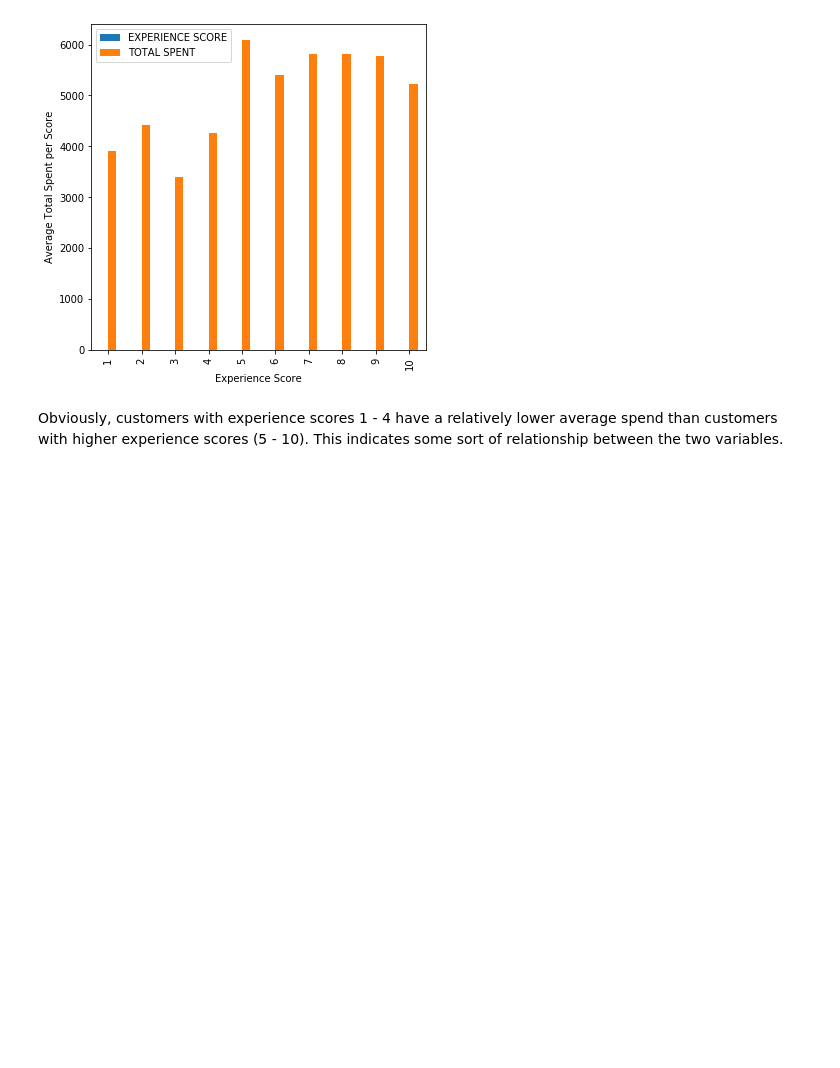
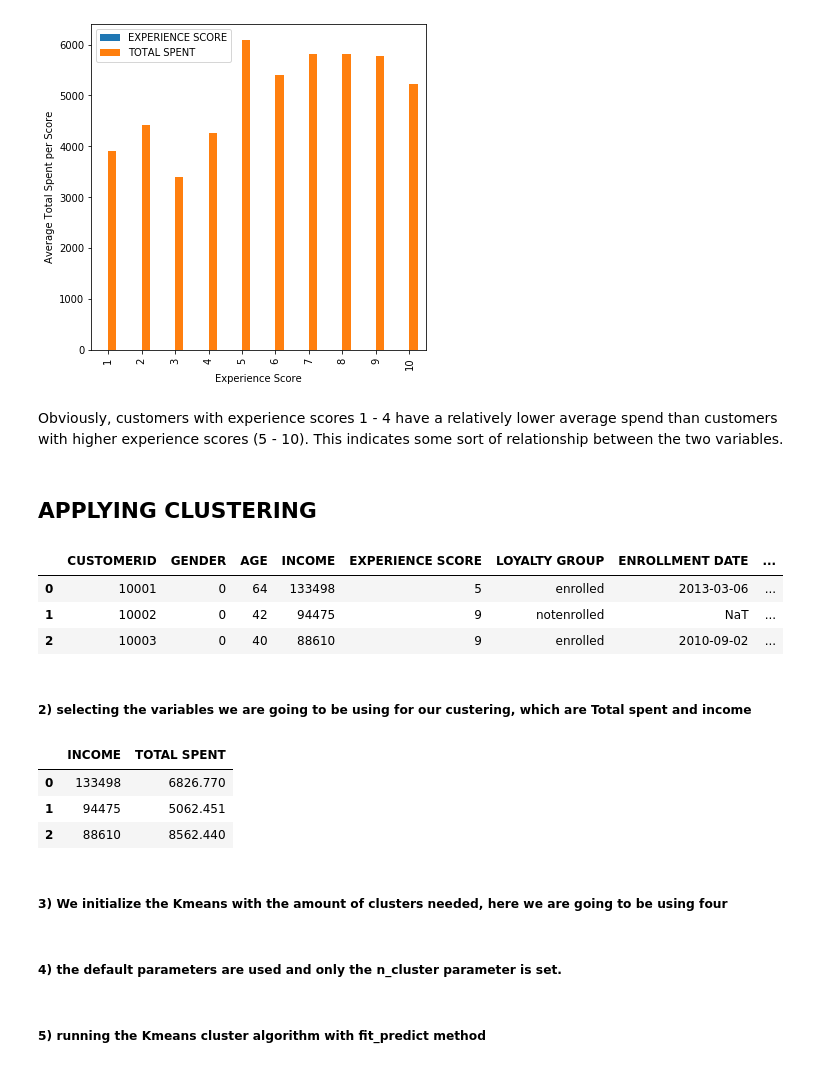
Before and after one commit to okeks/Machine-Learning-Clustering, a Jupyter notebook: Retailer X Machine Learning Clustering .ipynb, the cells around one changed output. Cells and saved outputs as stored; diff of their text form; code cells hidden in the pictures; blank space fills up the shorter version.

```diff
--- a/Retailer X Machine Learning Clustering .ipynb
+++ b/Retailer X Machine Learning Clustering .ipynb
@@ -706,3 +706,5 @@ plt.show()
 [figure]
 # %% [markdown]
 Obviously, customers with experience scores 1 - 4 have a relatively lower average spend than customers with higher experience scores (5 - 10). This indicates some sort of relationship between the two variables.
+# %% [markdown]
+## APPLYING CLUSTERING
@@ -708,0 +714,19 @@ Obviously, customers with experience scores 1 - 4 have a relatively lower averag
+# %%
+customer_all_view.head(3)
+# %% [output]
+|  | CUSTOMERID | GENDER | AGE | INCOME | EXPERIENCE SCORE | LOYALTY GROUP | ENROLLMENT DATE | ... |
+| 0 | 10001 | 0 | 64 | 133498 | 5 | enrolled | 2013-03-06 | ... |
+| 1 | 10002 | 0 | 42 | 94475 | 9 | notenrolled | NaT | ... |
+| 2 | 10003 | 0 | 40 | 88610 | 9 | enrolled | 2010-09-02 | ... |
+# %% [markdown]
+ ##### 2) selecting the variables we are going to be using for our custering, which are Total spent and income
+# %%
+cluster_input = customer_all_view[['INCOME','TOTAL SPENT']]  #take note of the double square brackets
+cluster_input.head(3)
+# %% [output]
+|  | INCOME | TOTAL SPENT |
+| 0 | 133498 | 6826.770 |
+| 1 | 94475 | 5062.451 |
+| 2 | 88610 | 8562.440 |
+# %% [markdown]
+##### 3) We initialize the Kmeans with the amount of clusters needed, here we are going to be using four
@@ -708,0 +735,4 @@ Obviously, customers with experience scores 1 - 4 have a relatively lower averag
+# %% [markdown]
+##### 4) the default parameters are used and only the n_cluster parameter is set.
+# %% [markdown]
+##### 5) running the Kmeans cluster algorithm  with fit_predict method
```
Also changed, not shown: parts of 26 cells of this notebook.
